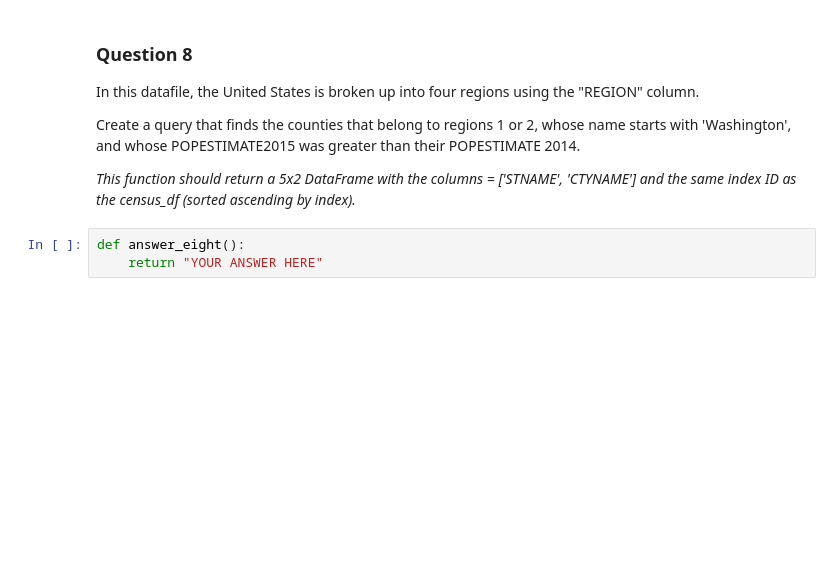
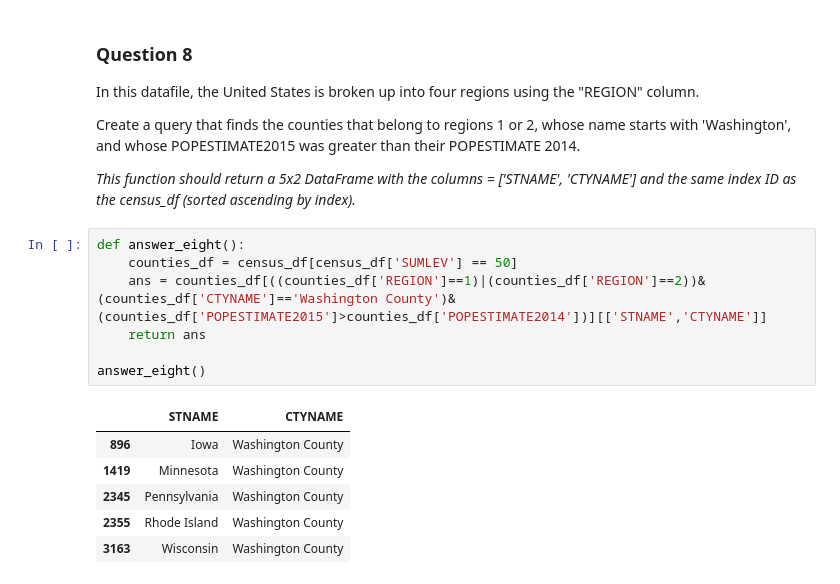
Before and after one commit to jrbattles/UMich-Python-DataScience, a Jupyter notebook: course1_downloads/Assignment 2-Battles.ipynb, the cells around one changed output. Saved outputs shown, nothing was run; the diff lists cells and outputs as text; blank space fills up the shorter version.

```diff
--- a/course1_downloads/Assignment 2-Battles.ipynb
+++ b/course1_downloads/Assignment 2-Battles.ipynb
@@ -217,6 +217,17 @@ In this datafile, the United States is broken up into four regions using the "RE
 Create a query that finds the counties that belong to regions 1 or 2, whose name starts with 'Washington', and whose POPESTIMATE2015 was greater than their POPESTIMATE 2014.
 
 *This function should return a 5x2 DataFrame with the columns = ['STNAME', 'CTYNAME'] and the same index ID as the census_df (sorted ascending by index).*
-# %%
-def answer_eight():
-    return "YOUR ANSWER HERE"
+# %%
+def answer_eight():
+    counties_df = census_df[census_df['SUMLEV'] == 50]
+    ans = counties_df[((counties_df['REGION']==1)|(counties_df['REGION']==2))&(counties_df['CTYNAME']=='Washington County')&(counties_df['POPESTIMATE2015']>counties_df['POPESTIMATE2014'])][['STNAME','CTYNAME']]
+    return ans
+
+answer_eight()
+# %% [output]
+|  | STNAME | CTYNAME |
+| 896 | Iowa | Washington County |
+| 1419 | Minnesota | Washington County |
+| 2345 | Pennsylvania | Washington County |
+| 2355 | Rhode Island | Washington County |
+| 3163 | Wisconsin | Washington County |
```
Also changed, not shown: parts of 7 cells of this notebook.
